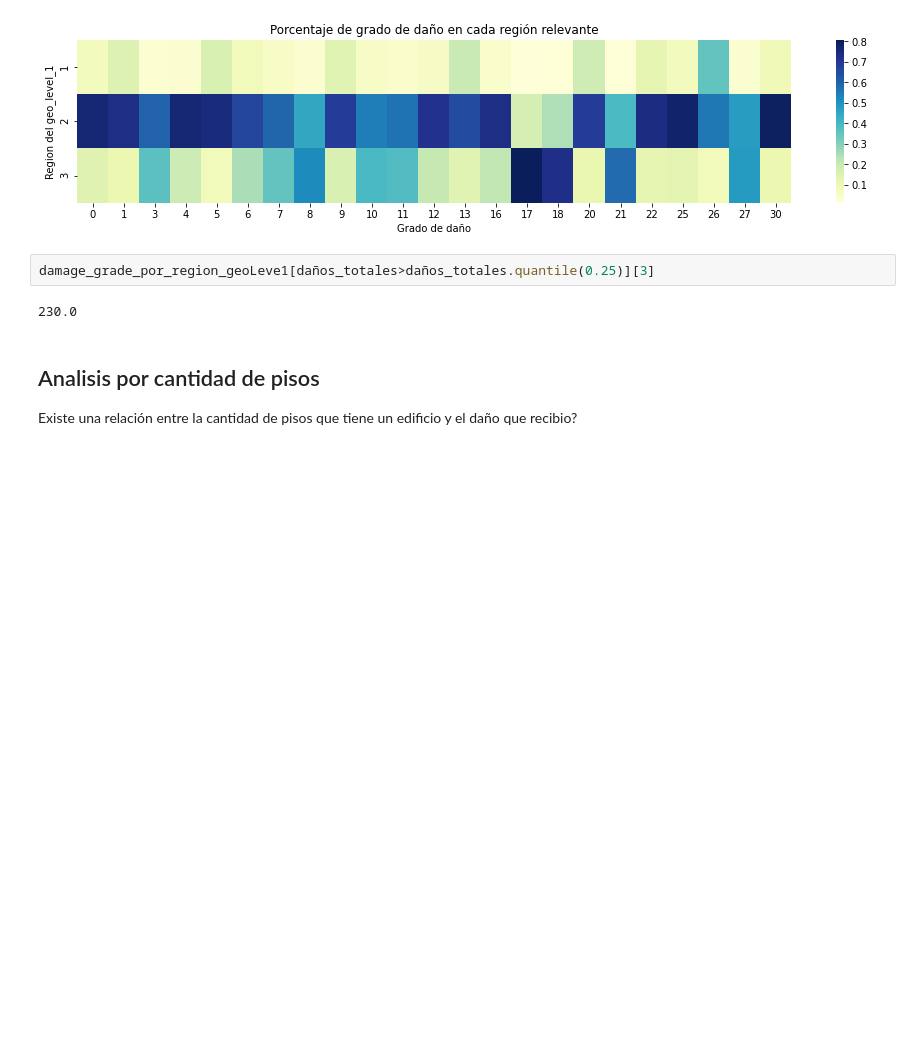
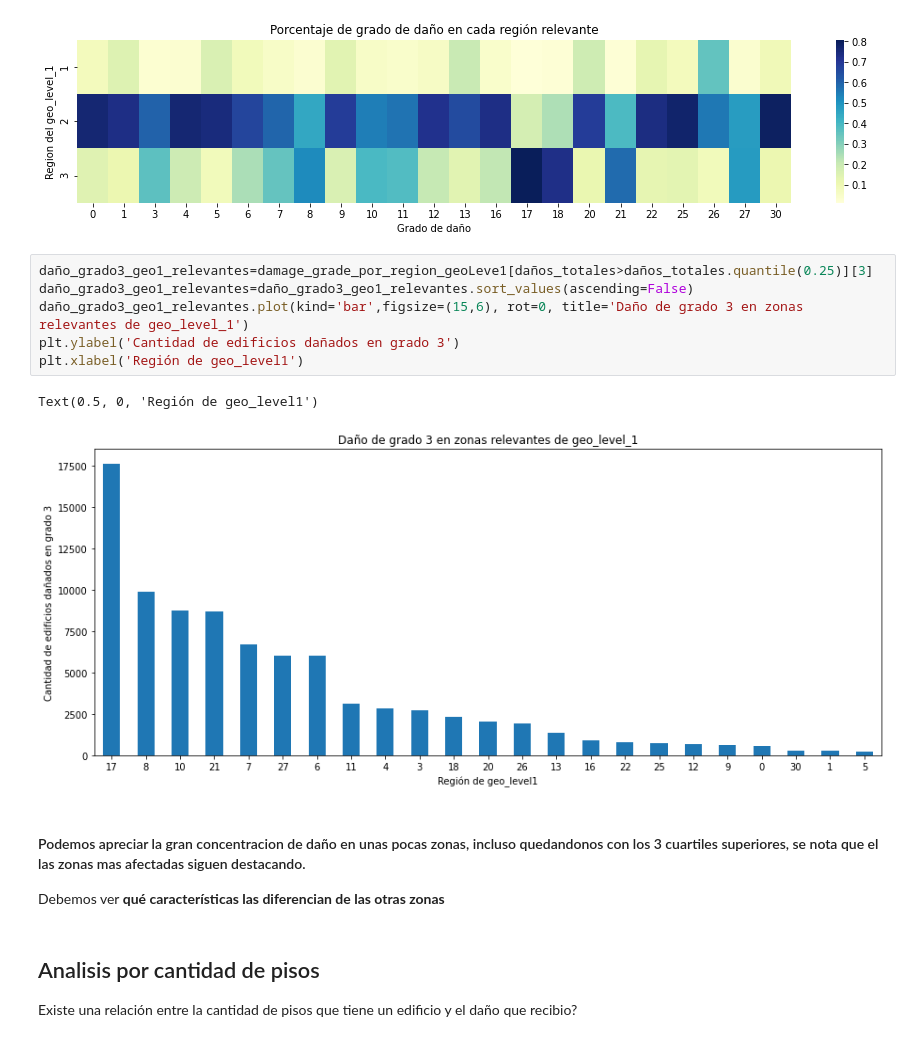
Before and after one commit to franvinas/7506-tp1, a Jupyter notebook: tp1.ipynb, the cells around one changed output. Cells and saved outputs as stored; diff of their text form; blank space fills up the shorter version.

```diff
--- a/tp1.ipynb
+++ b/tp1.ipynb
@@ -477,10 +483,18 @@ plt.xlabel('Grado de daño')
 plt.show()
 # %% [output]
 [figure]
-# %%
-damage_grade_por_region_geoLeve1[daños_totales>daños_totales.quantile(0.25)][3]
-# %% [output]
-230.0
+# %%
+daño_grado3_geo1_relevantes=damage_grade_por_region_geoLeve1[daños_totales>daños_totales.quantile(0.25)][3]
+daño_grado3_geo1_relevantes=daño_grado3_geo1_relevantes.sort_values(ascending=False)
+daño_grado3_geo1_relevantes.plot(kind='bar',figsize=(15,6), rot=0, title='Daño de grado 3 en zonas relevantes de geo_level_1')
+plt.ylabel('Cantidad de edificios dañados en grado 3')
+plt.xlabel('Región de geo_level1')
+# %% [output]
+Text(0.5, 0, 'Región de geo_level1')
+[figure, added]
+# %% [markdown]
+#### Podemos apreciar la gran concentracion de daño en unas pocas zonas, incluso quedandonos con los 3 cuartiles superiores, se nota que el las zonas mas afectadas siguen destacando.
+Debemos ver **qué características las diferencian de las otras zonas**
 # %% [markdown]
 ## Analisis por cantidad de pisos
 Existe una relación entre la cantidad de pisos que tiene un edificio y el daño que recibio?
```
Also changed, not shown: parts of 5 cells of this notebook.
